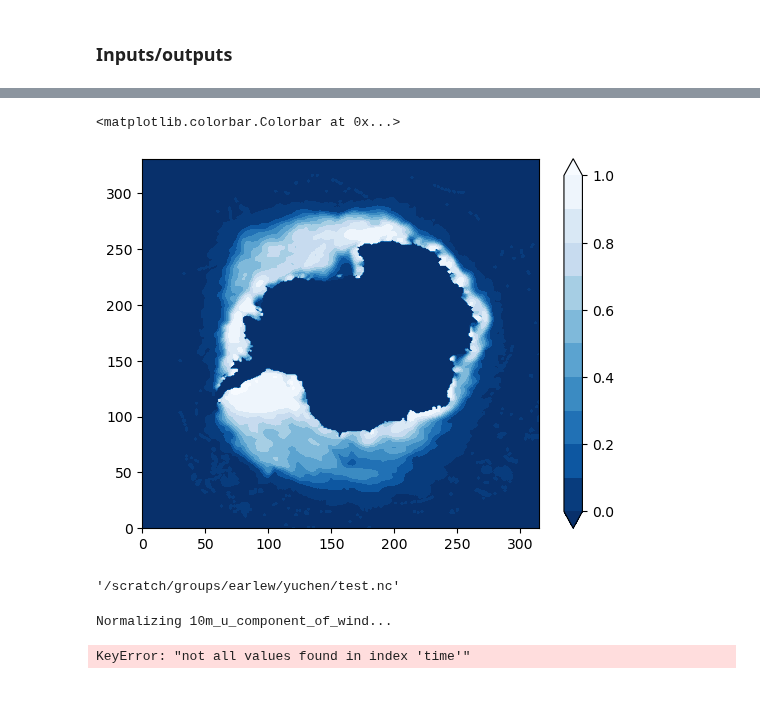
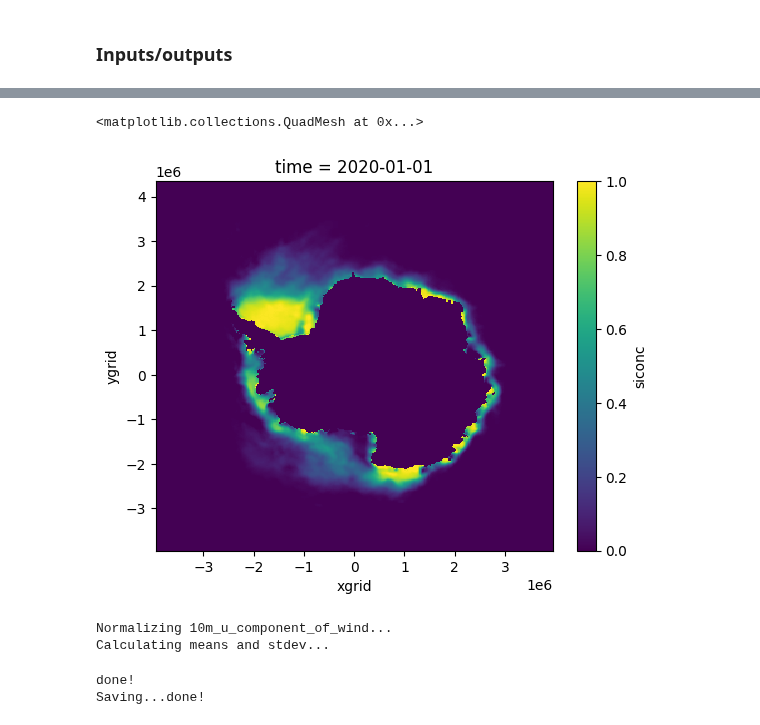
Before and after one commit to ychnli/sicpred, a Jupyter notebook: notebooks/prepdata.ipynb, the cells around one changed output, grey strips where cells are left out. Drawn from its saved outputs; the diff is of its cells as text; code cells hidden in the pictures; blank space fills up the shorter version.

Commit message:
Calculated normalization constants. Fixed missing data problem in u_10m.

```diff
--- a/notebooks/prepdata.ipynb
+++ b/notebooks/prepdata.ipynb
@@ -157,14 +63,8 @@ Elapsed time: 70.1704 seconds
-# %%
-prediction = test_reg_result[0] * target_month.year + test_reg_result[1]
-plt.contourf(prediction, levels=np.arange(0, 1.1, 0.1), cmap='Blues_r', extend='both')
-plt.colorbar()
-# %% [output]
-<matplotlib.colorbar.Colorbar at 0x...>
-[figure, removed]
-# %%
-os.path.join(DATA_DIRECTORY, "test.nc")
-# %% [output]
-'/scratch/groups/earlew/yuchen/test.nc'
+# %%
+xr.open_dataset(f'{DATA_DIRECTORY}/sicpred/linear_forecasts/2020-01_all_years_linear_forecast.nc').siconc.plot()
+# %% [output]
+<matplotlib.collections.QuadMesh at 0x...>
+[figure, added]
 # %%
 TRAIN_MONTHS = pd.date_range(start='1981-01-01', end='2014-12-01', freq='MS')
 
@@ -208,8 +108,10 @@ for var_name in vars_to_normalize:
 
     os.makedirs(save_dir, exist_ok=True)
     print("Saving...", end="")
-    normalized_da.to_netcdf(os.path.join(save_dir, f"{var_name}_norm.nc"))
+    #normalized_da.to_netcdf(os.path.join(save_dir, f"{var_name}_norm.nc"))
     print("done!")
 # %% [output]
 Normalizing 10m_u_component_of_wind...
+Calculating means and stdev...
-KeyError: "not all values found in index 'time'"
+done!
+Saving...done!
```
Also changed, not shown: parts of 10 cells of this notebook, 5 other files.
